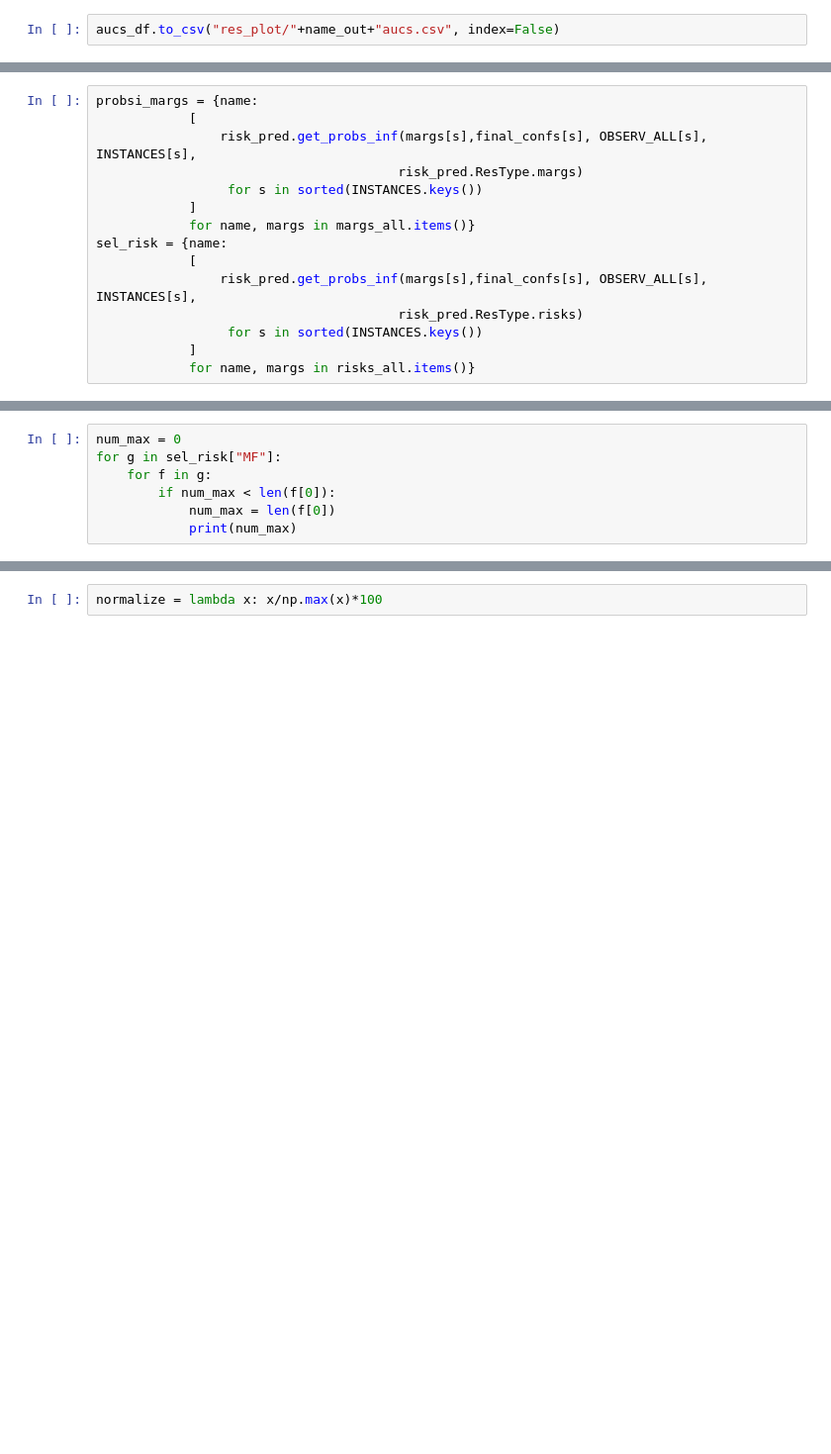
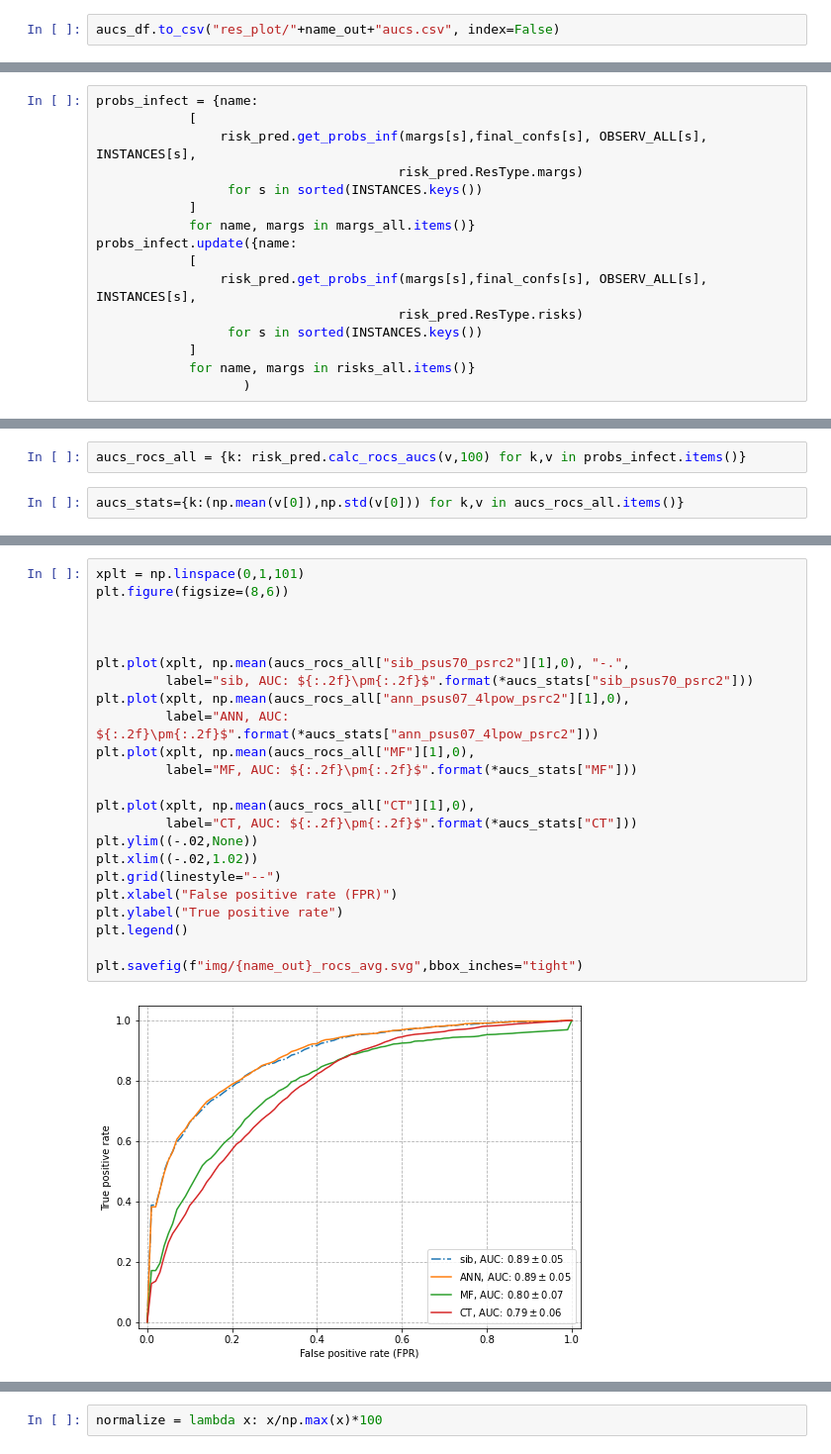
Before and after one commit to ocadni/annfore-results, a Jupyter notebook: results/risk_assessment/Parse_res_manyseeds.ipynb, the cells around one changed output, grey strips where cells are left out. Shown at 99% size. Saved outputs shown, nothing was run; the diff lists cells and outputs as text; blank space fills up the shorter version.

```diff
--- a/results/risk_assessment/Parse_res_manyseeds.ipynb
+++ b/results/risk_assessment/Parse_res_manyseeds.ipynb
@@ -636,15 +691,16 @@ plt.legend()
 # %%
-probsi_margs = {name:
+probs_infect = {name:
             [
                 risk_pred.get_probs_inf(margs[s],final_confs[s], OBSERV_ALL[s], INSTANCES[s],
                                        risk_pred.ResType.margs)
                  for s in sorted(INSTANCES.keys())
             ]
             for name, margs in margs_all.items()}
-sel_risk = {name:
+probs_infect.update({name:
             [
                 risk_pred.get_probs_inf(margs[s],final_confs[s], OBSERV_ALL[s], INSTANCES[s],
                                        risk_pred.ResType.risks)
                  for s in sorted(INSTANCES.keys())
             ]
             for name, margs in risks_all.items()}
+                   )
@@ -663,7 +706,0 @@ num_max = max([maxarrel(g) for g in sel_risk["MF"]])
-# %%
-num_max = 0
-for g in sel_risk["MF"]:
-    for f in g:
-        if num_max < len(f[0]):
-            num_max = len(f[0])
-            print(num_max)
@@ -715,0 +711,4 @@ len(sel_risk["CT"][0][0][0])
+# %%
+aucs_rocs_all = {k: risk_pred.calc_rocs_aucs(v,100) for k,v in probs_infect.items()}
+# %%
+aucs_stats={k:(np.mean(v[0]),np.std(v[0])) for k,v in aucs_rocs_all.items()}
@@ -715,0 +722,25 @@ len(sel_risk["CT"][0][0][0])
+# %%
+xplt = np.linspace(0,1,101)
+plt.figure(figsize=(8,6))
+
+
+
+plt.plot(xplt, np.mean(aucs_rocs_all["sib_psus70_psrc2"][1],0), "-.",
+         label="sib, AUC: ${:.2f}\pm{:.2f}$".format(*aucs_stats["sib_psus70_psrc2"]))
+plt.plot(xplt, np.mean(aucs_rocs_all["ann_psus07_4lpow_psrc2"][1],0),
+         label="ANN, AUC: ${:.2f}\pm{:.2f}$".format(*aucs_stats["ann_psus07_4lpow_psrc2"]))
+plt.plot(xplt, np.mean(aucs_rocs_all["MF"][1],0),
+         label="MF, AUC: ${:.2f}\pm{:.2f}$".format(*aucs_stats["MF"]))
+
+plt.plot(xplt, np.mean(aucs_rocs_all["CT"][1],0),
+         label="CT, AUC: ${:.2f}\pm{:.2f}$".format(*aucs_stats["CT"]))
+plt.ylim((-.02,None))
+plt.xlim((-.02,1.02))
+plt.grid(linestyle="--")
+plt.xlabel("False positive rate (FPR)")
+plt.ylabel("True positive rate")
+plt.legend()
+
+plt.savefig(f"img/{name_out}_rocs_avg.svg",bbox_inches="tight")
+# %% [output]
+[figure, added]
```
Also changed, not shown: parts of 78 cells of this notebook, 1 other file.
